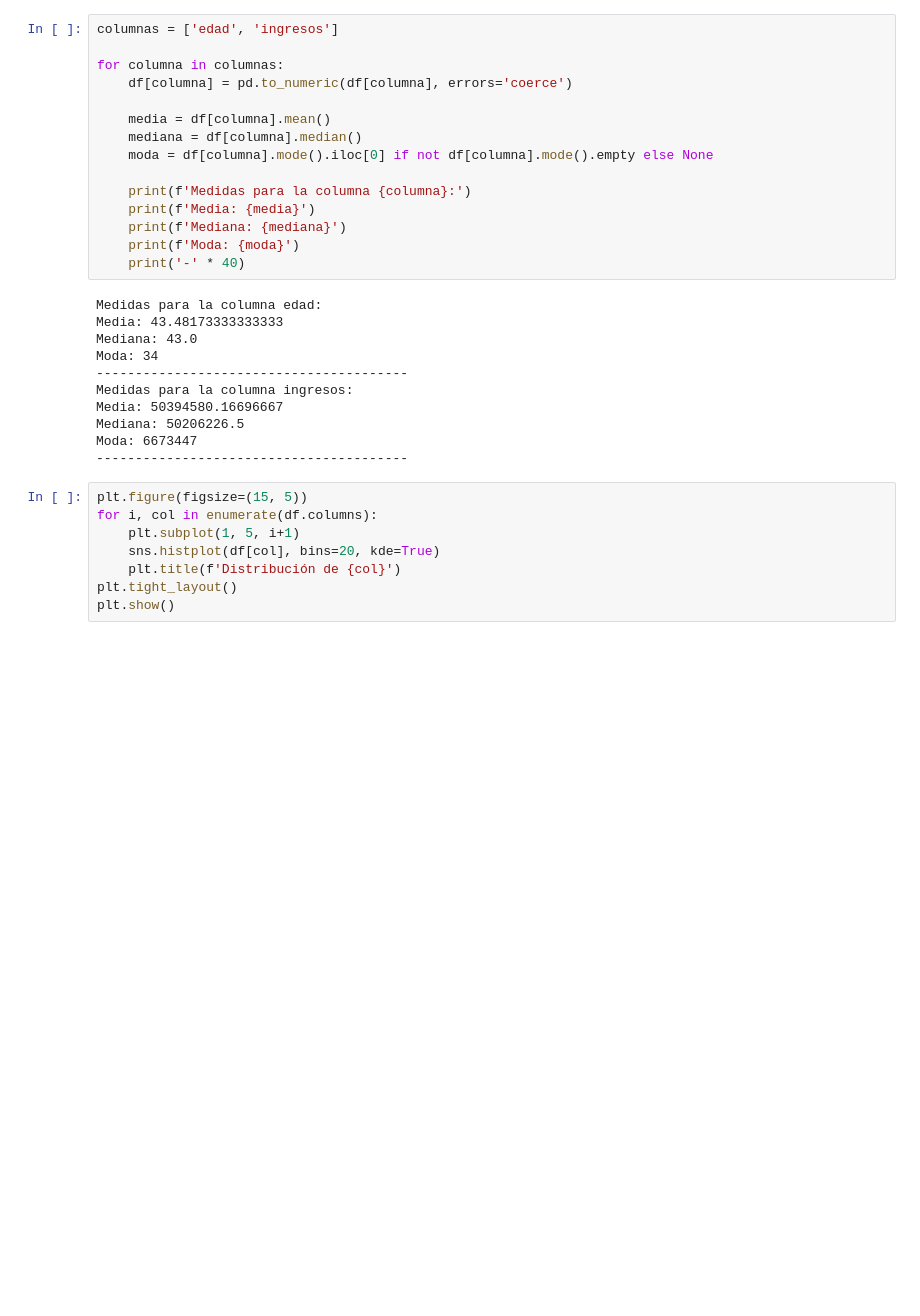
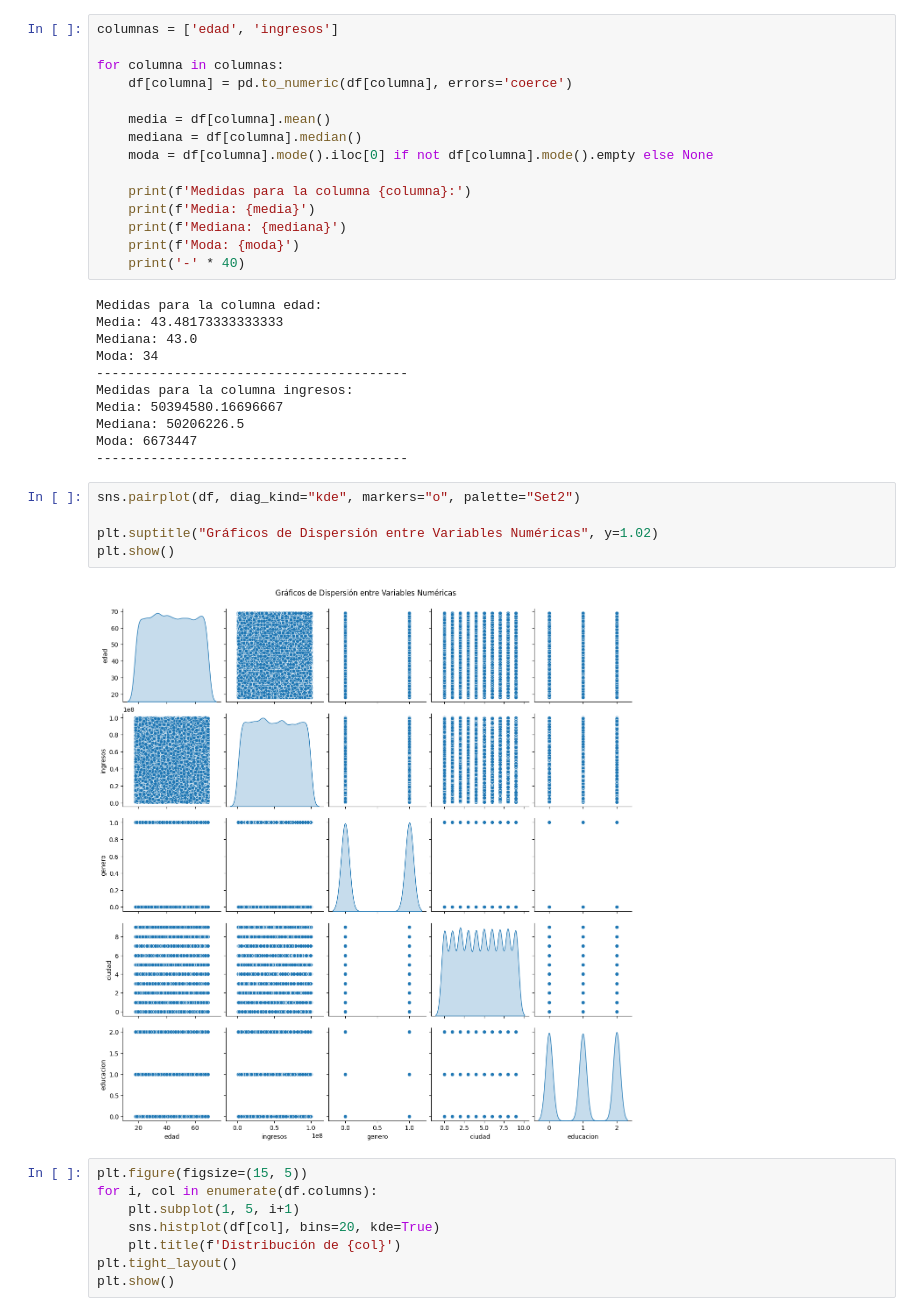
Before and after one commit to juanpablo130502/TallerDatasetTitanic_BI, a Jupyter notebook: Taller1_corte2.ipynb, the cells around one changed output. Drawn from its saved outputs; the diff is of its cells as text; blank space fills up the shorter version.

```diff
--- a/Taller1_corte2.ipynb
+++ b/Taller1_corte2.ipynb
@@ -128,6 +128,13 @@ Media: 50394580.16696667
 Mediana: 50206226.5
 Moda: 6673447
 ----------------------------------------
+# %%
+sns.pairplot(df, diag_kind="kde", markers="o", palette="Set2")
+
+plt.suptitle("Gráficos de Dispersión entre Variables Numéricas", y=1.02)
+plt.show()
+# %% [output]
+[figure, added]
 # %%
 plt.figure(figsize=(15, 5))
 for i, col in enumerate(df.columns):
```
